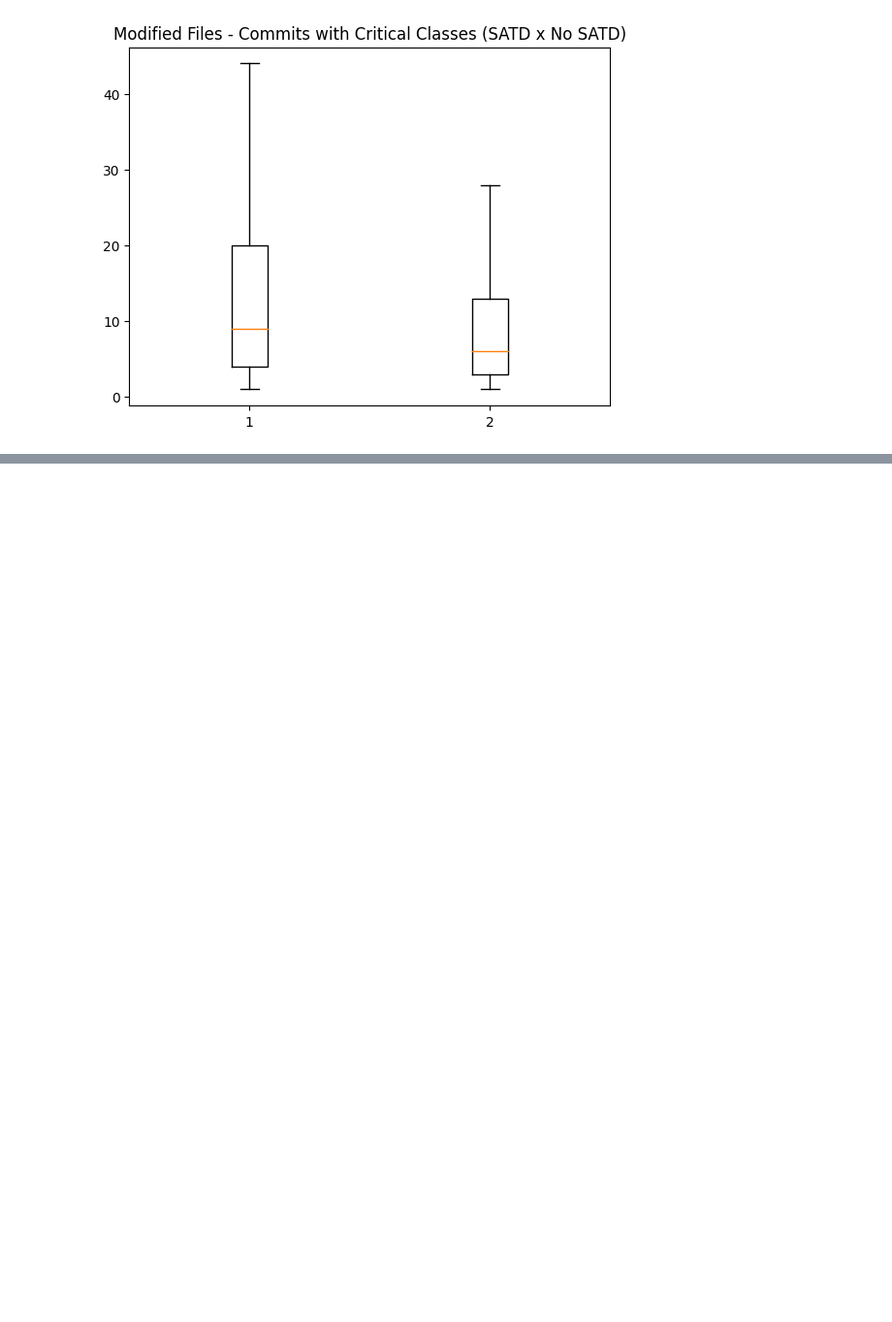
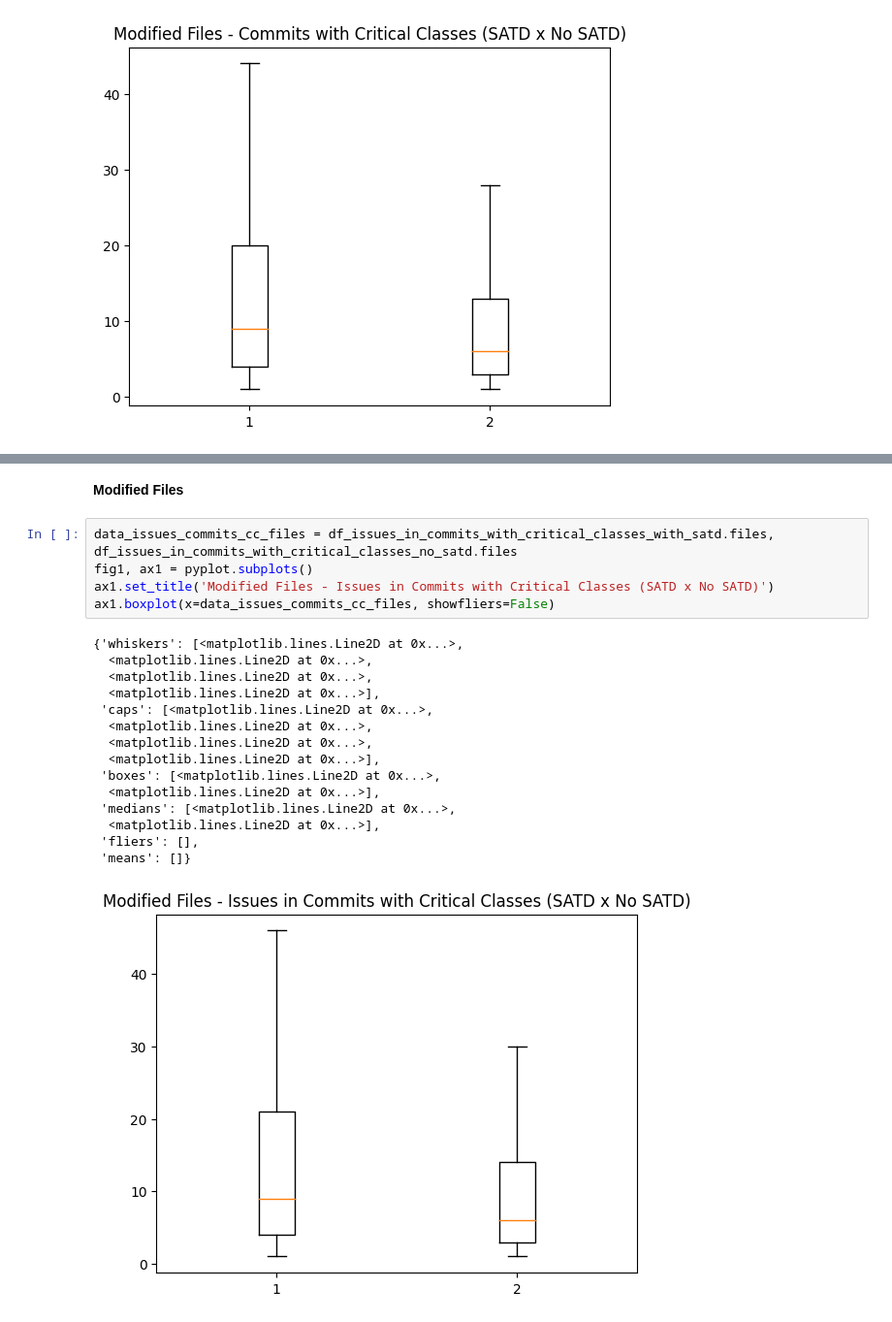
Before and after one commit to armandossrecife/my_validation3, a Jupyter notebook: my_analysis_cassandra.ipynb, the cells around one changed output, grey strips where cells are left out. Shown at 97% size. Saved outputs shown, nothing was run; the diff lists cells and outputs as text; blank space fills up the shorter version.

```diff
--- a/my_analysis_cassandra.ipynb
+++ b/my_analysis_cassandra.ipynb
@@ -1472,0 +1585,23 @@ ax1.boxplot(x=data_commits_cc_files, showfliers=False)
+# %% [markdown]
+**Modified Files**
+# %%
+data_issues_commits_cc_files = df_issues_in_commits_with_critical_classes_with_satd.files, df_issues_in_commits_with_critical_classes_no_satd.files
+fig1, ax1 = pyplot.subplots()
+ax1.set_title('Modified Files - Issues in Commits with Critical Classes (SATD x No SATD)')
+ax1.boxplot(x=data_issues_commits_cc_files, showfliers=False)
+# %% [output]
+{'whiskers': [<matplotlib.lines.Line2D at 0x...>,
+  <matplotlib.lines.Line2D at 0x...>,
+  <matplotlib.lines.Line2D at 0x...>,
+  <matplotlib.lines.Line2D at 0x...>],
+ 'caps': [<matplotlib.lines.Line2D at 0x...>,
+  <matplotlib.lines.Line2D at 0x...>,
+  <matplotlib.lines.Line2D at 0x...>,
+  <matplotlib.lines.Line2D at 0x...>],
+ 'boxes': [<matplotlib.lines.Line2D at 0x...>,
+  <matplotlib.lines.Line2D at 0x...>],
+ 'medians': [<matplotlib.lines.Line2D at 0x...>,
+  <matplotlib.lines.Line2D at 0x...>],
+ 'fliers': [],
+ 'means': []}
+[figure, added]
```
Also changed, not shown: parts of 13 cells of this notebook.
